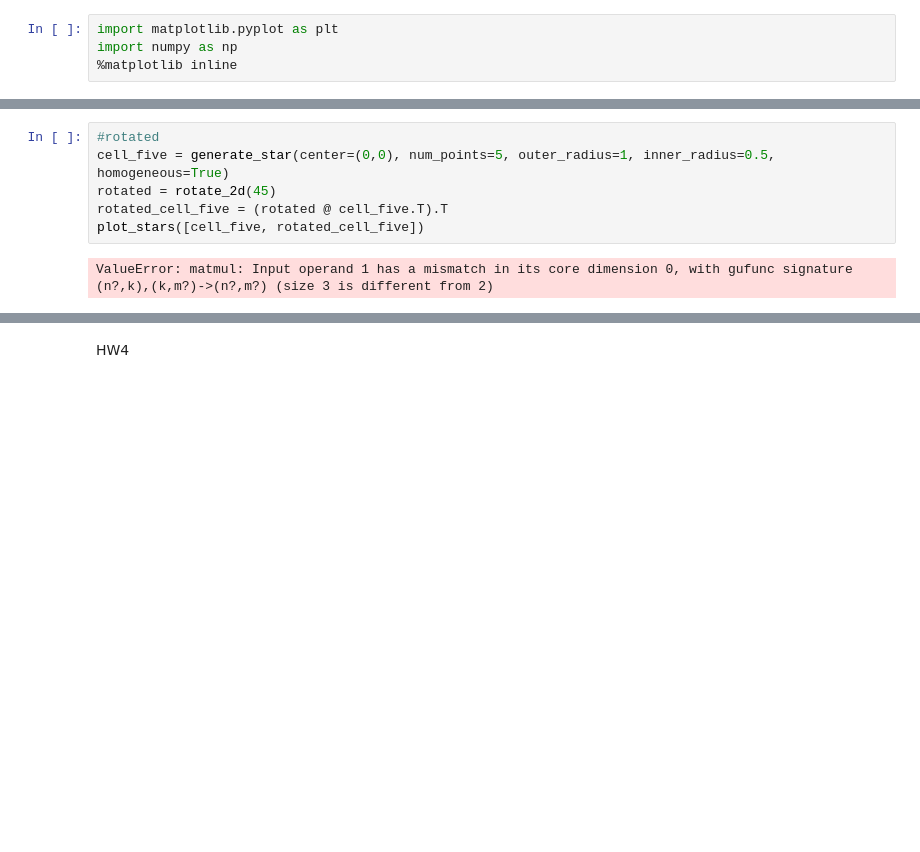
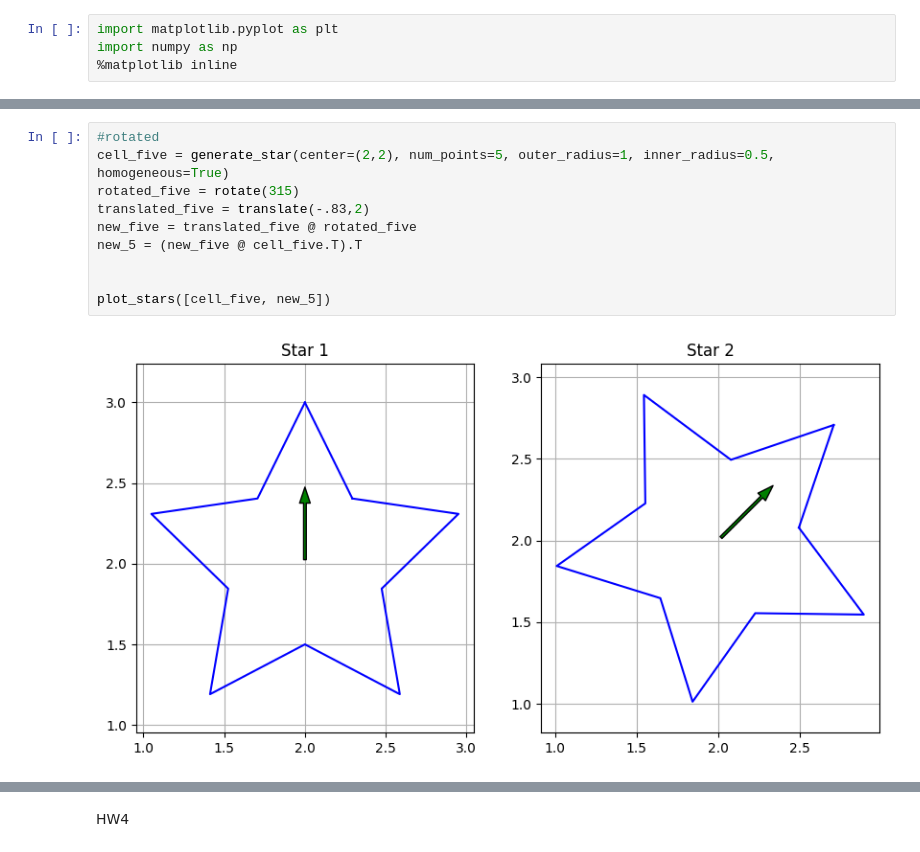
Before and after one commit to Cooper1217/BME3053C-Spring-2025, a Jupyter notebook: HW/All_HWs.ipynb, the cells around one changed output, grey strips where cells are left out. Drawn from its saved outputs; the diff is of its cells as text; blank space fills up the shorter version.

```diff
--- a/HW/All_HWs.ipynb
+++ b/HW/All_HWs.ipynb
@@ -126,9 +108,13 @@ plot_stars([cell_four, new_2])
 [figure]
 # %%
 #rotated
-cell_five = generate_star(center=(0,0), num_points=5, outer_radius=1, inner_radius=0.5, homogeneous=True)
-rotated = rotate_2d(45)
-rotated_cell_five = (rotated @ cell_five.T).T
-plot_stars([cell_five, rotated_cell_five])
+cell_five = generate_star(center=(2,2), num_points=5, outer_radius=1, inner_radius=0.5, homogeneous=True)
+rotated_five = rotate(315)
+translated_five = translate(-.83,2)
+new_five = translated_five @ rotated_five
+new_5 = (new_five @ cell_five.T).T
+
+
+plot_stars([cell_five, new_5])
 # %% [output]
-ValueError: matmul: Input operand 1 has a mismatch in its core dimension 0, with gufunc signature (n?,k),(k,m?)->(n?,m?) (size 3 is different from 2)
+[figure, added]
```
Also changed, not shown: parts of 6 cells of this notebook.
